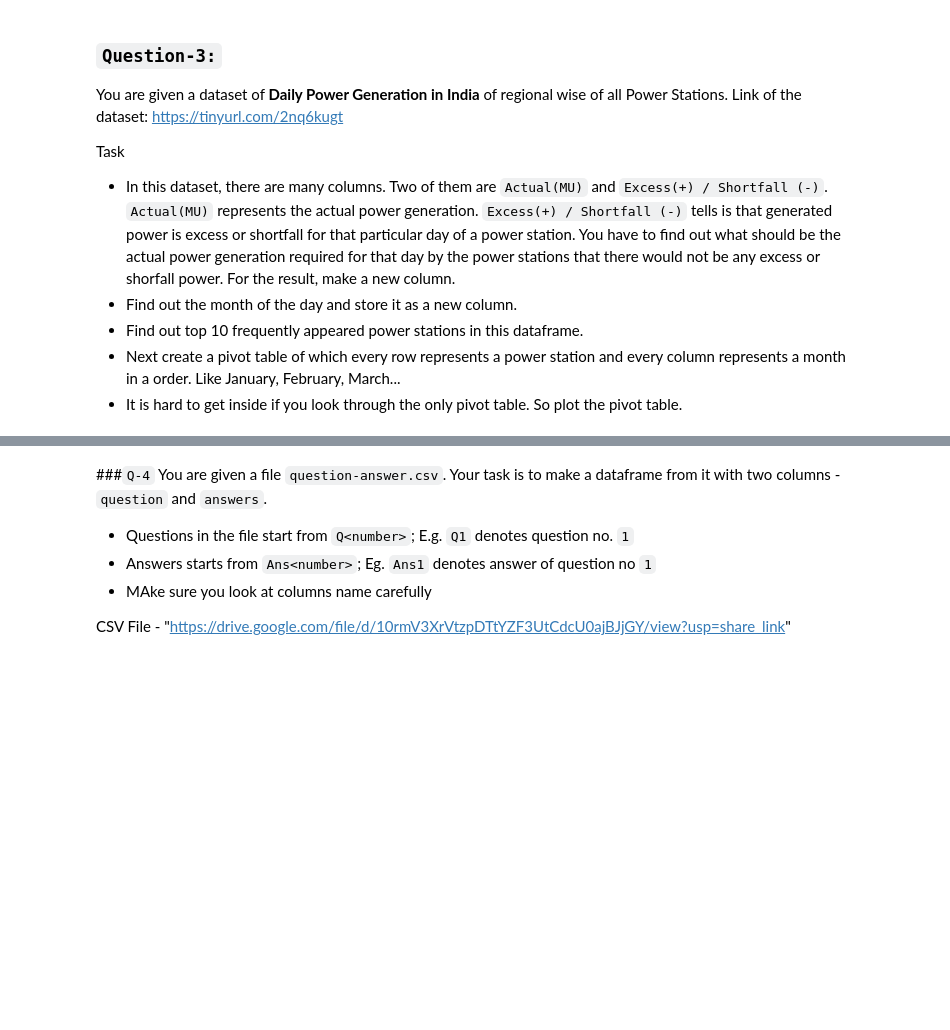
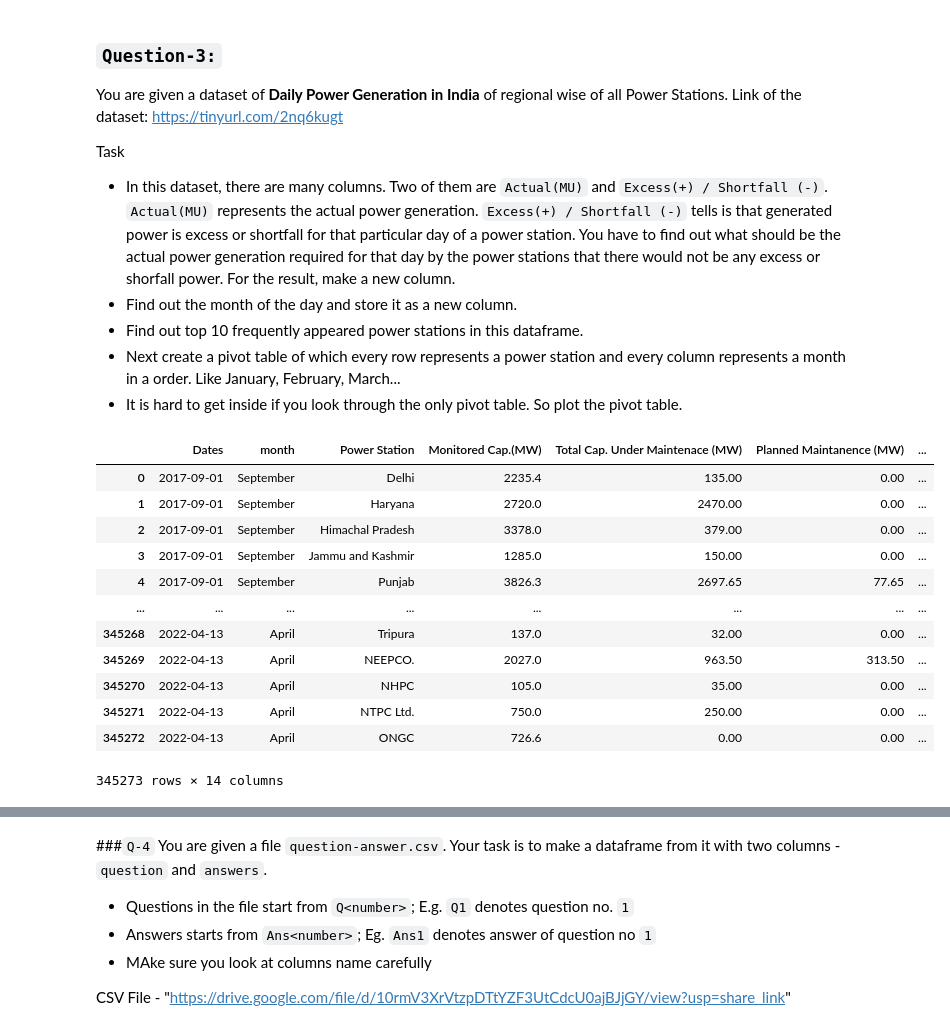
Before and after one commit to pranavverma26/PythonCode, a Jupyter notebook: PractiseQuestion/107. Task 22 FREE.ipynb, the cells around one changed output, grey strips where cells are left out. Cells and saved outputs as stored; diff of their text form; code cells hidden in the pictures; blank space fills up the shorter version.

```diff
--- a/PractiseQuestion/107. Task 22 FREE.ipynb
+++ b/PractiseQuestion/107. Task 22 FREE.ipynb
@@ -26,0 +25,3 @@ There are some challenges to solve this task:
+# %%
+pd.reset_option('display.max_rows')
+df
@@ -39,0 +99,25 @@ Task
+# %%
+# code here
+df=pd.read_csv(r"D:\Coding Language\Python\PractiseQuestion\Task22DataSet\PowerGeneration - PowerGeneration.csv")
+power_given=df['Excess(+) / Shortfall (-)'].apply(lambda x:'excess' if x>0 else 'shortfall')
+df.insert(10,'power_given',power_given)
+actual_power_generation=df['Actual(MU)'].astype('float')-df['Excess(+) / Shortfall (-)']
+df.insert(11,'actual_power_generation',actual_power_generation)
+df['Dates']=pd.to_datetime(df['Dates'])
+month = df['Dates'].dt.month_name()
+df.insert(1,'month',month)
+df
+# %% [output]
+|  | Dates | month | Power Station | Monitored Cap.(MW) | Total Cap. Under Maintenace (MW) | Planned Maintanence (MW) | ... |
+| 0 | 2017-09-01 | September | Delhi | 2235.4 | 135.00 | 0.00 | ... |
+| 1 | 2017-09-01 | September | Haryana | 2720.0 | 2470.00 | 0.00 | ... |
+| 2 | 2017-09-01 | September | Himachal Pradesh | 3378.0 | 379.00 | 0.00 | ... |
+| 3 | 2017-09-01 | September | Jammu and Kashmir | 1285.0 | 150.00 | 0.00 | ... |
+| 4 | 2017-09-01 | September | Punjab | 3826.3 | 2697.65 | 77.65 | ... |
+| ... | ... | ... | ... | ... | ... | ... | ... |
+| 345268 | 2022-04-13 | April | Tripura | 137.0 | 32.00 | 0.00 | ... |
+| 345269 | 2022-04-13 | April | NEEPCO. | 2027.0 | 963.50 | 313.50 | ... |
+| 345270 | 2022-04-13 | April | NHPC | 105.0 | 35.00 | 0.00 | ... |
+| 345271 | 2022-04-13 | April | NTPC Ltd. | 750.0 | 250.00 | 0.00 | ... |
+| 345272 | 2022-04-13 | April | ONGC | 726.6 | 0.00 | 0.00 | ... |
+345273 rows × 14 columns
```
Also changed, not shown: parts of 30 cells of this notebook, 15 other files.
